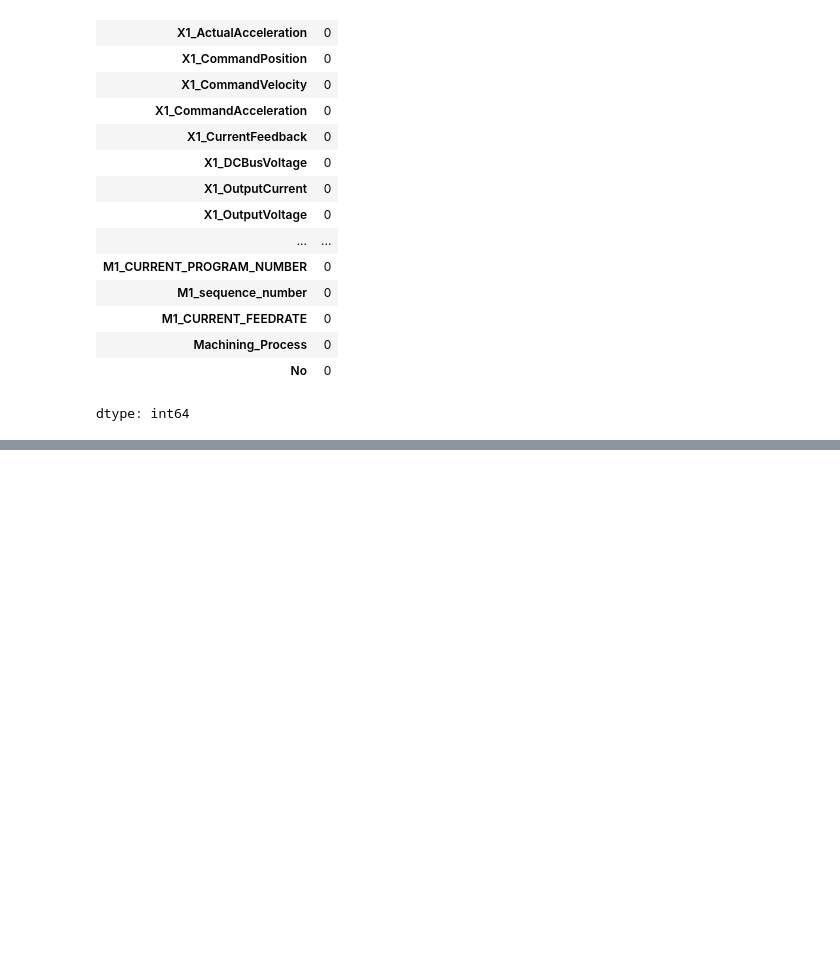
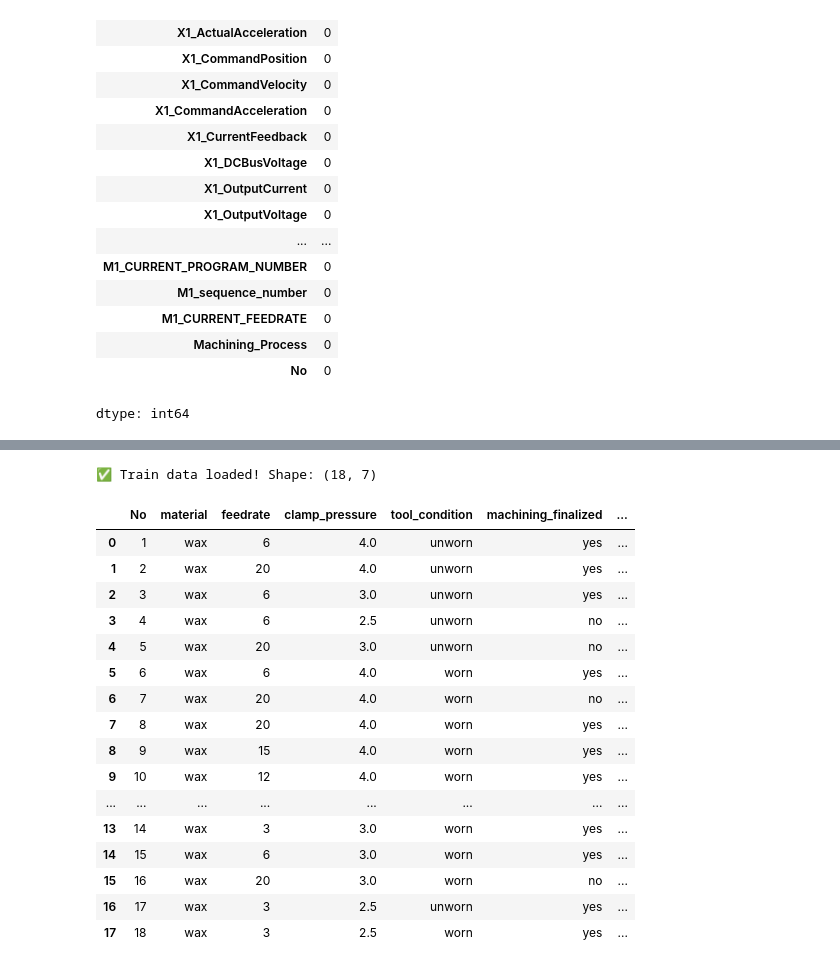
Before and after one commit to raju1207/CNC-Milling-Performance-Analysis-and-Fault-Detection, a Jupyter notebook: CNC_Milling_Performance_Analysis_and_Fault_Detection.ipynb, the cells around one changed output, grey strips where cells are left out. Cells and saved outputs as stored; diff of their text form; code cells hidden in the pictures; blank space fills up the shorter version.

```diff
--- a/CNC_Milling_Performance_Analysis_and_Fault_Detection.ipynb
+++ b/CNC_Milling_Performance_Analysis_and_Fault_Detection.ipynb
@@ -126,3 +126,37 @@ merged_experiments.describe()
 | 50% | 153.000000 | 0.000000 | 0.000000 | 153.000000 | 0.000000 | ... |
 | 75% | 162.000000 | 0.200000 | 25.000000 | 162.000000 | 0.000000 | ... |
 | max | 198.000000 | 50.700000 | 1440.000000 | 198.000000 | 50.000000 | ... |
+# %%
+train_data_path = os.path.join(data_path, "train (1).csv")
+train_data = pd.read_csv(train_data_path)
+
+# Ensure "No" column exists
+if "No" not in train_data.columns:
+    raise ValueError("❌ Column 'No' not found in train.csv!")
+
+# Convert 'No' column to integer
+train_data['No'] = train_data['No'].astype(int)
+
+print("✅ Train data loaded! Shape:", train_data.shape)
+# %% [output]
+✅ Train data loaded! Shape: (18, 7)
+# %%
+train_data
+# %% [output]
+|  | No | material | feedrate | clamp_pressure | tool_condition | machining_finalized | ... |
+| 0 | 1 | wax | 6 | 4.0 | unworn | yes | ... |
+| 1 | 2 | wax | 20 | 4.0 | unworn | yes | ... |
+| 2 | 3 | wax | 6 | 3.0 | unworn | yes | ... |
+| 3 | 4 | wax | 6 | 2.5 | unworn | no | ... |
+| 4 | 5 | wax | 20 | 3.0 | unworn | no | ... |
+| 5 | 6 | wax | 6 | 4.0 | worn | yes | ... |
+| 6 | 7 | wax | 20 | 4.0 | worn | no | ... |
+| 7 | 8 | wax | 20 | 4.0 | worn | yes | ... |
+| 8 | 9 | wax | 15 | 4.0 | worn | yes | ... |
+| 9 | 10 | wax | 12 | 4.0 | worn | yes | ... |
+| ... | ... | ... | ... | ... | ... | ... | ... |
+| 13 | 14 | wax | 3 | 3.0 | worn | yes | ... |
+| 14 | 15 | wax | 6 | 3.0 | worn | yes | ... |
+| 15 | 16 | wax | 20 | 3.0 | worn | no | ... |
+| 16 | 17 | wax | 3 | 2.5 | unworn | yes | ... |
+| 17 | 18 | wax | 3 | 2.5 | worn | yes | ... |
```
